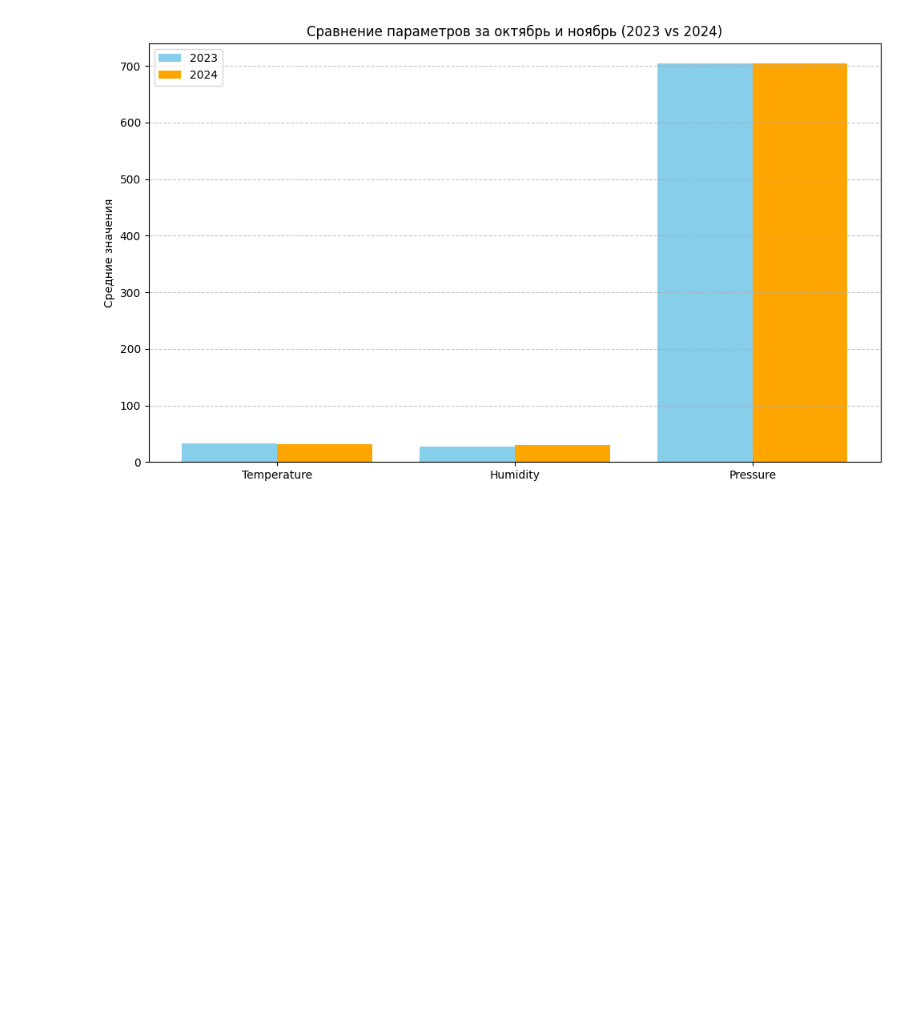
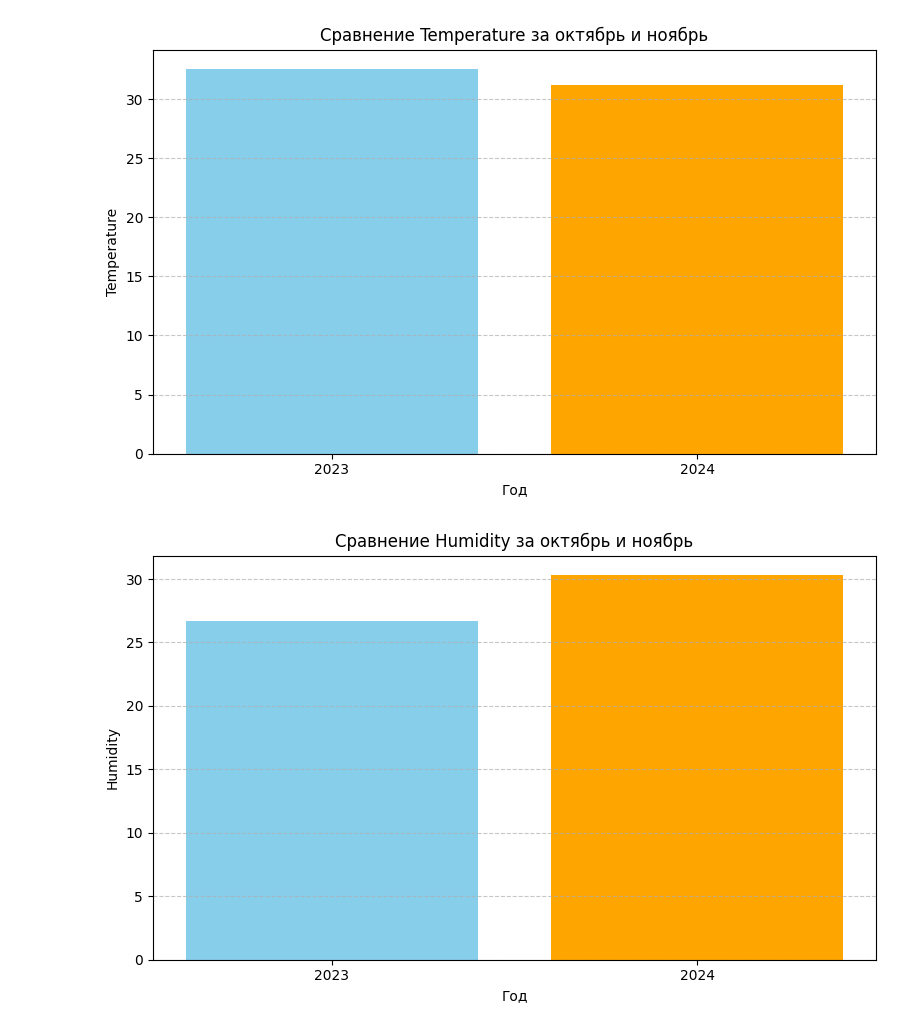
Before and after one commit to Nurzhan0/CountryHouse, a Jupyter notebook: comparing/Compare.ipynb, the cells around one changed output. Drawn from its saved outputs; the diff is of its cells as text; code cells hidden in the pictures; blank space fills up the shorter version.

```diff
--- a/comparing/Compare.ipynb
+++ b/comparing/Compare.ipynb
@@ -37,28 +37,44 @@ for column in numeric_columns:
 # %%
 # Визуализация
 parameters = list(comparison_results.keys())
 values_2023 = [comparison_results[param]['2023_average'] for param in parameters]
 values_2024 = [comparison_results[param]['2024_average'] for param in parameters]
 
 x = range(len(parameters))  # Позиции для баров
+
+# Визуализация каждого параметра на отдельном графике
+for param in numeric_columns:
+    values = comparison_results[param]
+    years = ['2023', '2024']
+    averages = [values['2023_average'], values['2024_average']]
+
+    plt.figure(figsize=(8, 5))
+    plt.bar(years, averages, color=['skyblue', 'orange'])
+    plt.title(f'Сравнение {param} за октябрь и ноябрь')
+    plt.ylabel(param)
+    plt.xlabel('Год')
+    plt.grid(axis='y', linestyle='--', alpha=0.7)
+    plt.tight_layout()
+    plt.show()
 
 plt.figure(figsize=(10, 6))
 plt.bar(x, values_2023, width=0.4, label='2023', align='center', color='skyblue')
 plt.bar([i + 0.4 for i in x], values_2024, width=0.4, label='2024', align='center', color='orange')
 plt.xticks([i + 0.2 for i in x], parameters)
 plt.ylabel('Средние значения')
 plt.title('Сравнение параметров за октябрь и ноябрь (2023 vs 2024)')
 plt.legend()
 plt.grid(axis='y', linestyle='--', alpha=0.7)
 plt.tight_layout()
 
 # Отображение графика
 plt.show()
 
 for param, results in comparison_results.items():
     print(f"Параметр: {param}")
     print(f"  Среднее значение в 2023: {results['2023_average']:.2f}")
     print(f"  Среднее значение в 2024: {results['2024_average']:.2f}")
     print(f"  Разница: {results['difference']:.2f}\n")
 # %% [output]
-[figure, old version]
+[figure, new version]
+[figure, added]
```
Also changed, not shown: parts of 1 cell of this notebook, 2 other files.
